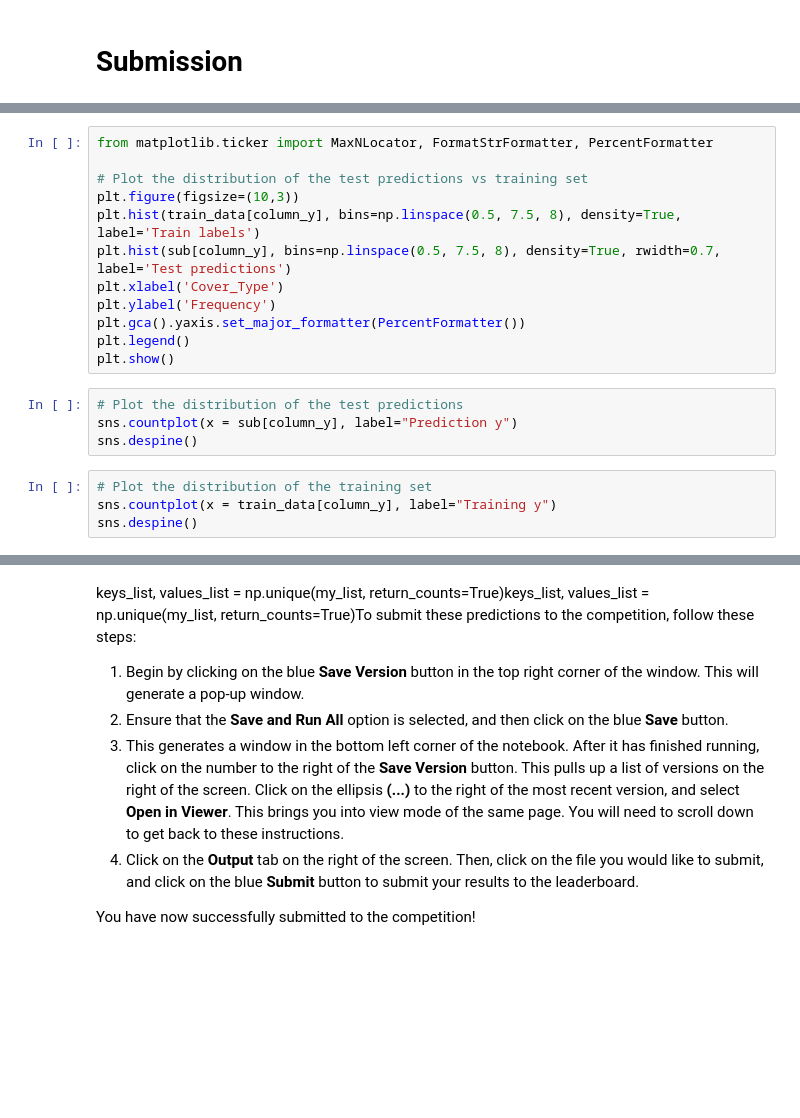
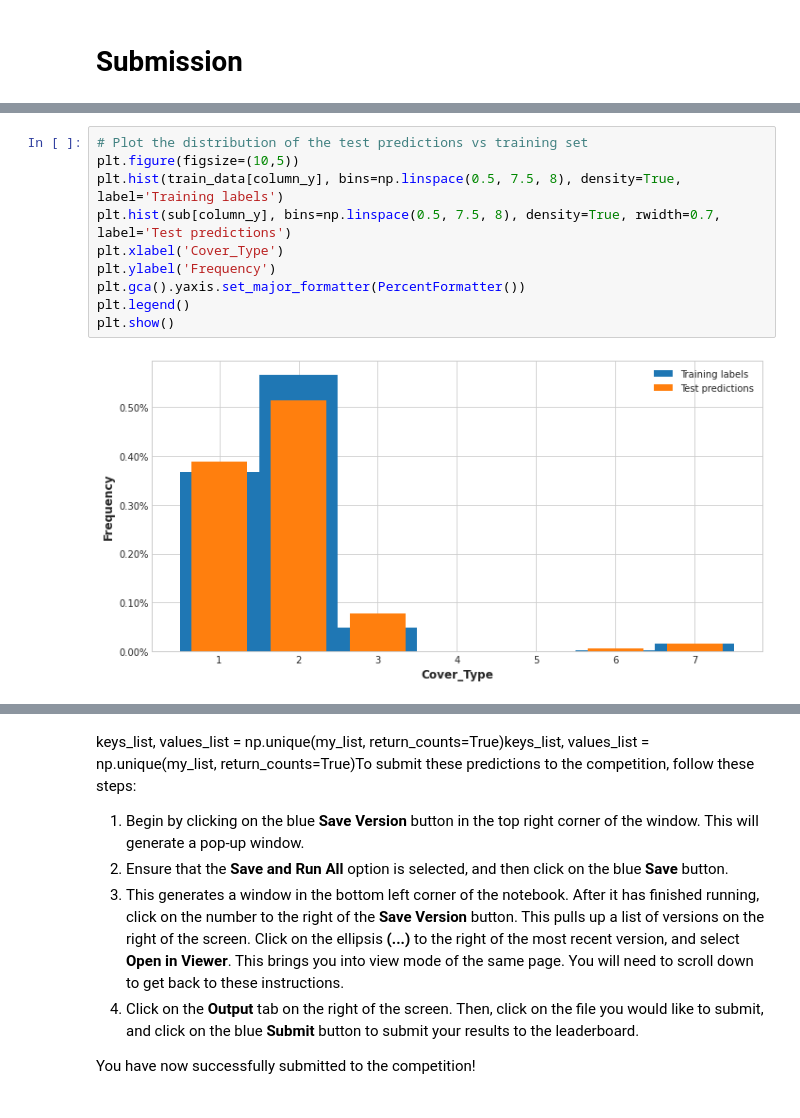
Before and after one commit to furyhawk/kaggle_practice, a Jupyter notebook: Classification/simplenn-logisticreg.ipynb, the cells around one changed output, grey strips where cells are left out. Cells and saved outputs as stored; diff of their text form; blank space fills up the shorter version.

```diff
--- a/Classification/simplenn-logisticreg.ipynb
+++ b/Classification/simplenn-logisticreg.ipynb
@@ -499,20 +627,12 @@ np.unique(sub[column_y], return_counts=True)
 # %%
-from matplotlib.ticker import MaxNLocator, FormatStrFormatter, PercentFormatter
-
 # Plot the distribution of the test predictions vs training set
-plt.figure(figsize=(10,3))
-plt.hist(train_data[column_y], bins=np.linspace(0.5, 7.5, 8), density=True, label='Train labels')
+plt.figure(figsize=(10,5))
+plt.hist(train_data[column_y], bins=np.linspace(0.5, 7.5, 8), density=True, label='Training labels')
 plt.hist(sub[column_y], bins=np.linspace(0.5, 7.5, 8), density=True, rwidth=0.7, label='Test predictions')
 plt.xlabel('Cover_Type')
 plt.ylabel('Frequency')
 plt.gca().yaxis.set_major_formatter(PercentFormatter())
 plt.legend()
 plt.show()
+# %% [output]
+[figure, added]
-# %%
-# Plot the distribution of the test predictions
-sns.countplot(x = sub[column_y], label="Prediction y")
-sns.despine()
-# %%
-# Plot the distribution of the training set
-sns.countplot(x = train_data[column_y], label="Training y")
-sns.despine()
```
Also changed, not shown: parts of 19 cells of this notebook.
